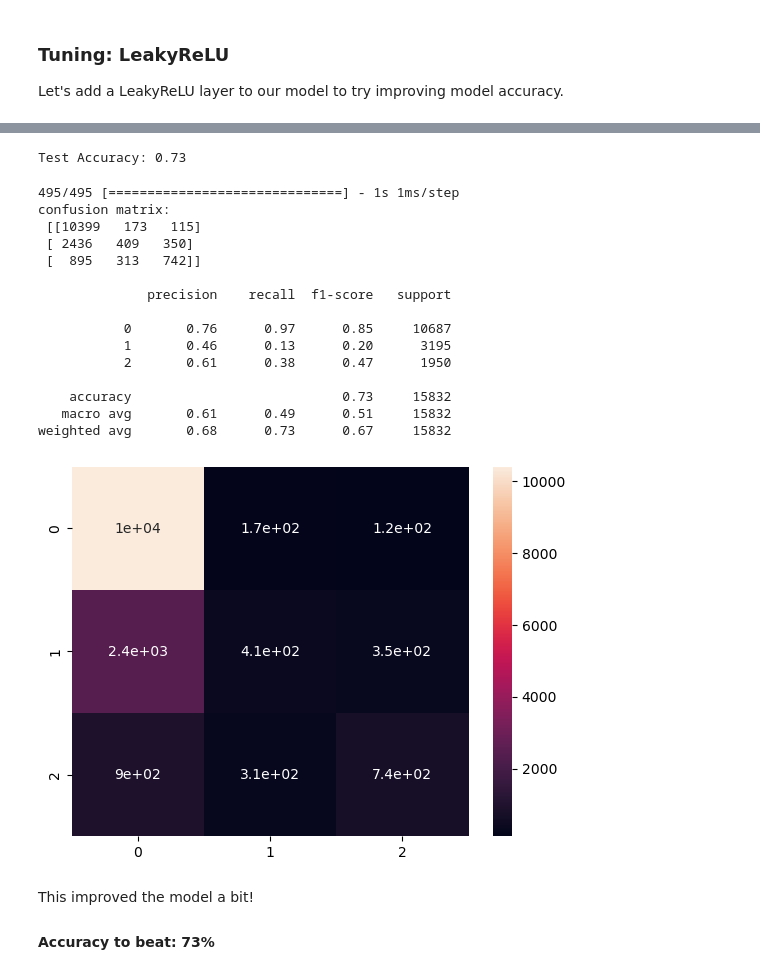
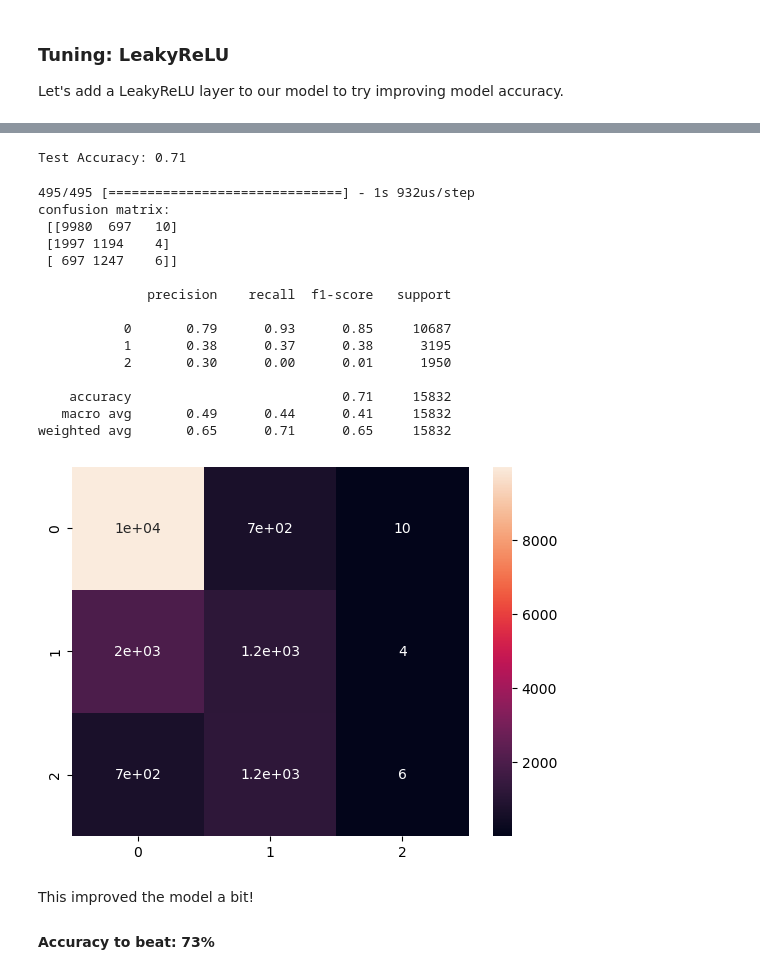
Before and after one commit to anbitasiregar/fashion-recommendations, a Jupyter notebook: notebooks/machine_learning.ipynb, the cells around one changed output, grey strips where cells are left out. Cells and saved outputs as stored; diff of their text form; code cells hidden in the pictures.

Commit message:
finalized machine learning notebook

```diff
--- a/notebooks/machine_learning.ipynb
+++ b/notebooks/machine_learning.ipynb
@@ -513,13 +513,0 @@ plt.show()
-# %%
-"""
-X, y = articles_df.drop(columns=TARGET, axis=1), articles_df[TARGET]
-
-helper.encode_strings(X)
-
-# Train test split data
-X_train, X_test, y_train, y_test = train_test_split(X, y,
-                                        train_size=0.7,
-                                        test_size=0.3,
-                                        random_state=42)
-
-"""
@@ -775,7 +723,7 @@ Changing the class weights didn't improve the model at all.
 Let's add a LeakyReLU layer to our model to try improving model accuracy.
 # %%
 # add LeakyReLU with alpha 0.1 to model
-model = Sequential([
+leaky_model = Sequential([
     Dense(64, input_dim=input_dim),
     LeakyReLU(alpha=0.1),
     Dropout(0.3),
@@ -786,11 +734,11 @@ model = Sequential([
 ])
 
 # Compile the model
-model.compile(optimizer=Adam(learning_rate=0.001),
+leaky_model.compile(optimizer=Adam(learning_rate=0.001),
               loss='categorical_crossentropy',
               metrics=['accuracy'])
 
-model.summary()
+leaky_model.summary()
 # %% [output]
 Model: "sequential_1"
 _________________________________________________________________
@@ -811,7 +759,7 @@ Non-trainable params: 0
 _________________________________________________________________
 # %%
 # Train the model
-history = model.fit(
+history = leaky_model.fit(
     X_train, y_train,
     validation_data=(X_val, y_val),
     epochs=50,
@@ -839,36 +787,36 @@ Epoch 17/50
 # %%
 # Evaluate on the test set
-test_loss, test_accuracy = model.evaluate(X_test, y_test, verbose=0)
+test_loss, test_accuracy = leaky_model.evaluate(X_test, y_test, verbose=0)
 print(f"Test Accuracy: {test_accuracy:.2f}")
 # %% [output]
-Test Accuracy: 0.73
+Test Accuracy: 0.71
 # %%
 # Predict on test data
-y_pred_probs = model.predict(X_test)
+y_pred_probs = leaky_model.predict(X_test)
 y_pred_classes = np.argmax(y_pred_probs, axis=1)
 
 # Decode the predicted and true labels
 y_test_classes = np.argmax(y_test.values, axis=1)
 
 # Confusion Matrix
 helper.print_confusion_matrix_details(y_test_classes, y_pred_classes)
 # %% [output]
-495/495 [==============================] - 1s 1ms/step
+495/495 [==============================] - 1s 932us/step
 confusion matrix:
- [[10399   173   115]
- [ 2436   409   350]
- [  895   313   742]]
+ [[9980  697   10]
+ [1997 1194    4]
+ [ 697 1247    6]]
 
               precision    recall  f1-score   support
 
-           0       0.76      0.97      0.85     10687
-           1       0.46      0.13      0.20      3195
-           2       0.61      0.38      0.47      1950
+           0       0.79      0.93      0.85     10687
+           1       0.38      0.37      0.38      3195
+           2       0.30      0.00      0.01      1950
 
-    accuracy                           0.73     15832
-   macro avg       0.61      0.49      0.51     15832
-weighted avg       0.68      0.73      0.67     15832
+    accuracy                           0.71     15832
+   macro avg       0.49      0.44      0.41     15832
+weighted avg       0.65      0.71      0.65     15832
-[figure, old version]
+[figure, new version]
 # %% [markdown]
 This improved the model a bit!
 
```
Also changed, not shown: parts of 41 cells of this notebook.
